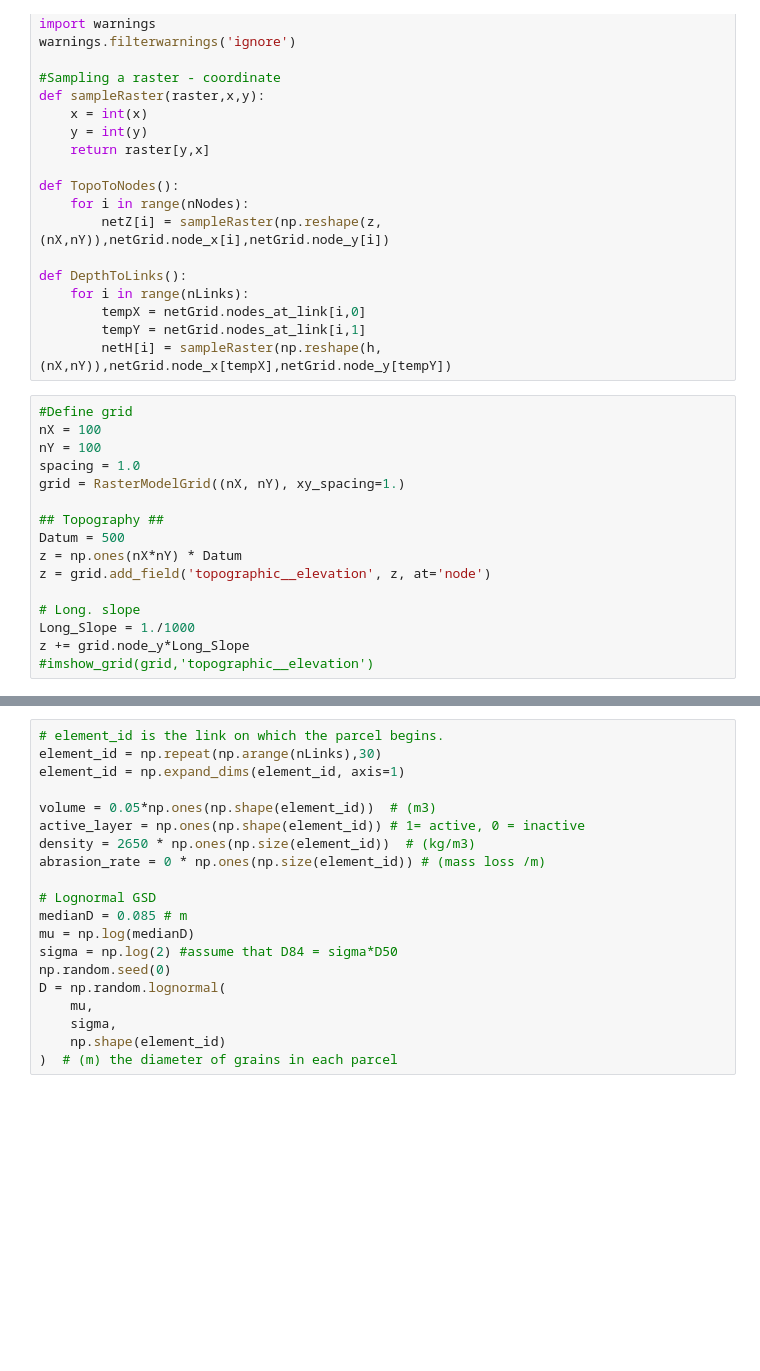
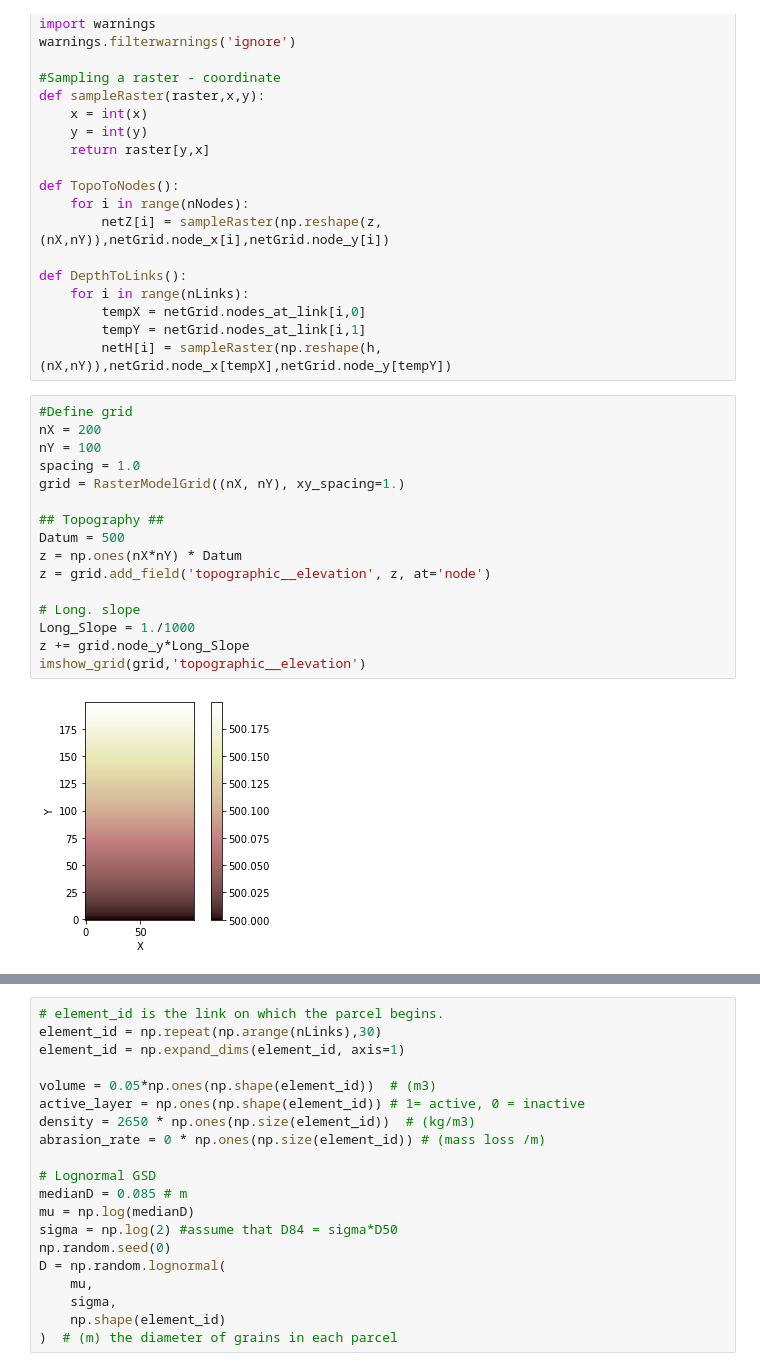
Before and after one commit to espin-2020/fluvial, a Jupyter notebook: 2D_Flow/Overland-Channel.ipynb, the cells around one changed output, grey strips where cells are left out. Cells and saved outputs as stored; diff of their text form; blank space fills up the shorter version.

```diff
--- a/2D_Flow/Overland-Channel.ipynb
+++ b/2D_Flow/Overland-Channel.ipynb
@@ -40,20 +40,22 @@ def DepthToLinks():
         netH[i] = sampleRaster(np.reshape(h,(nX,nY)),netGrid.node_x[tempX],netGrid.node_y[tempY])
 # %%
 #Define grid
-nX = 100
+nX = 200
 nY = 100
 spacing = 1.0
 grid = RasterModelGrid((nX, nY), xy_spacing=1.)
 
 ## Topography ##
 Datum = 500
 z = np.ones(nX*nY) * Datum
 z = grid.add_field('topographic__elevation', z, at='node')
 
 # Long. slope
 Long_Slope = 1./1000
 z += grid.node_y*Long_Slope
-#imshow_grid(grid,'topographic__elevation')
+imshow_grid(grid,'topographic__elevation')
+# %% [output]
+[figure, added]
 # %%
 # Channel Indentation
 Channel_Width = 8.
```
Also changed, not shown: parts of 17 cells of this notebook, 1 other file.
